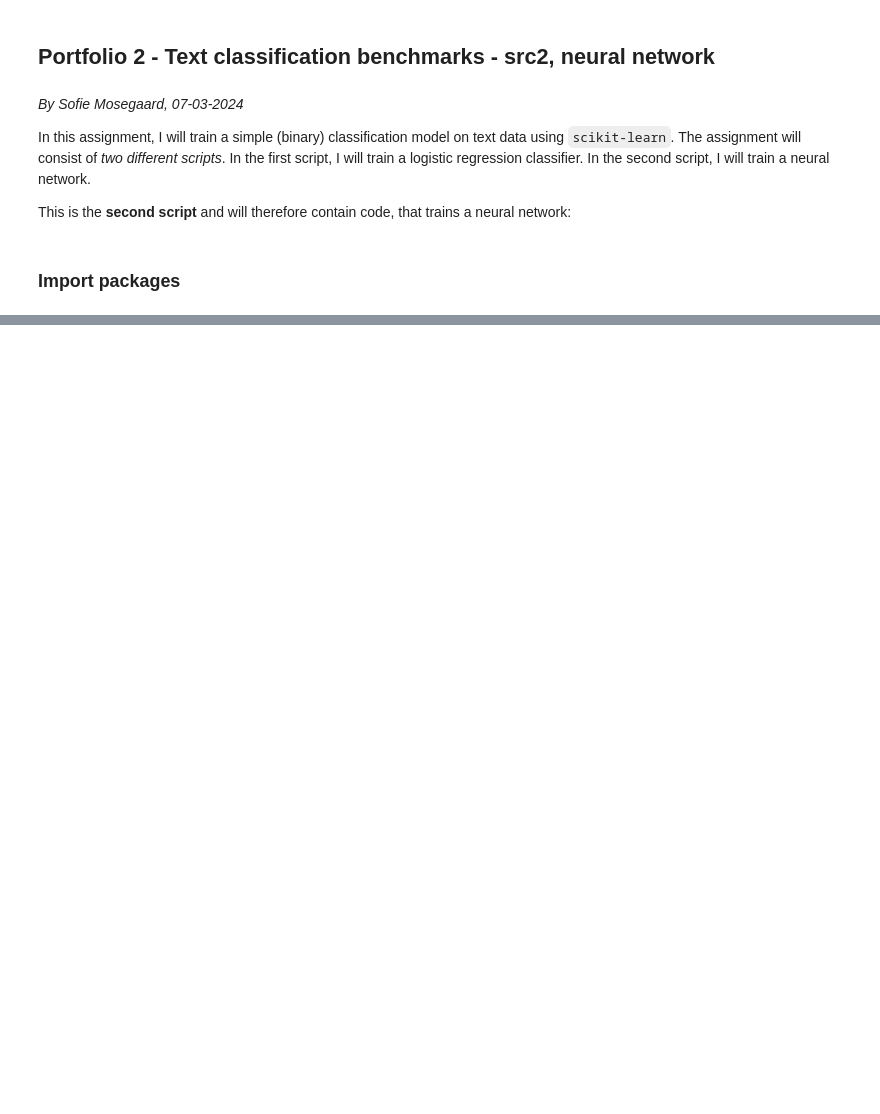
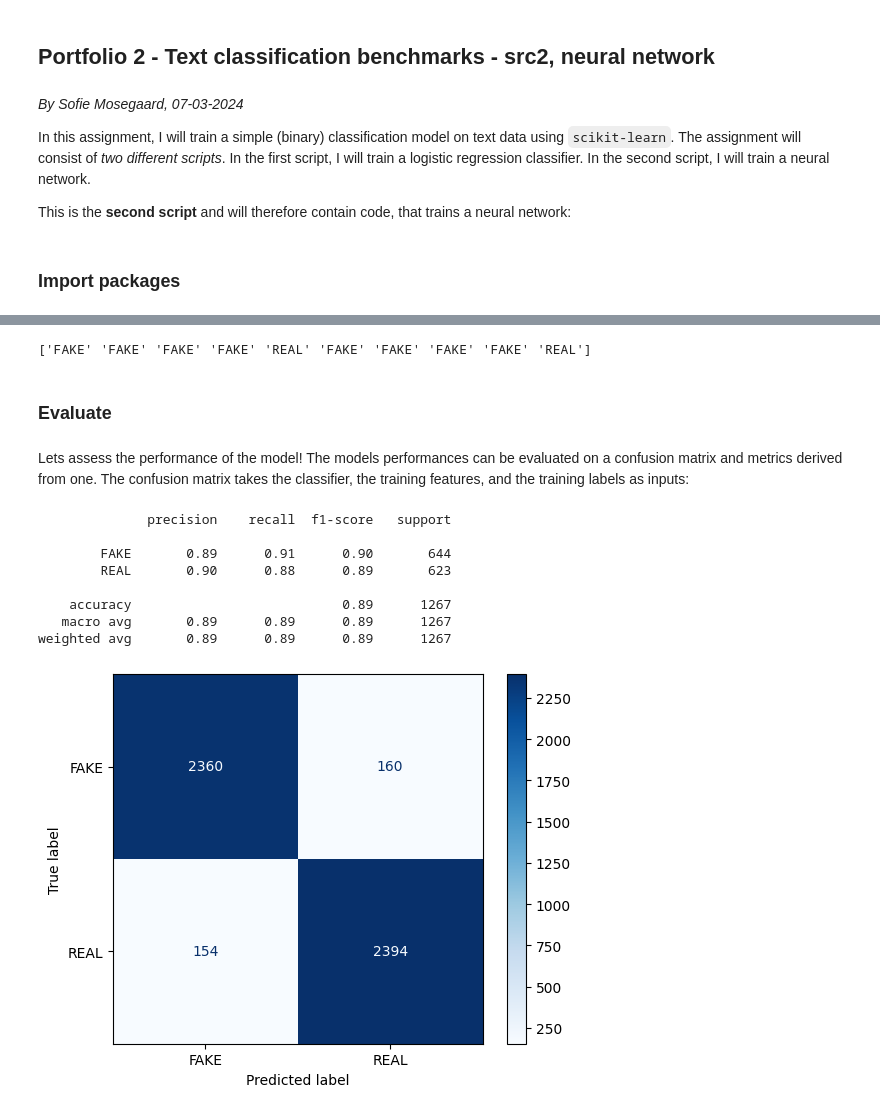
Before and after one commit to SMosegaard/cds-lang, a Jupyter notebook: assignments/assignment-2/src/assignment2_src2.ipynb, the cells around one changed output, grey strips where cells are left out. Cells and saved outputs as stored; diff of their text form; code cells hidden in the pictures; blank space fills up the shorter version.

```diff
--- a/assignments/assignment-2/src/assignment2_src2.ipynb
+++ b/assignments/assignment-2/src/assignment2_src2.ipynb
@@ -34,0 +51,5 @@ from joblib import dump, load
+# %%
+X_train, X_test, y_train, y_test = train_test_split(X,
+                                                    y,
+                                                    test_size = 0.2,
+                                                    random_state = 123)
@@ -34,0 +60,3 @@ from joblib import dump, load
+# %%
+X_train_features = sp.sparse.load_npz('../models/X_train_features_sparse_matrix.npz')
+X_test_features = sp.sparse.load_npz('../models/X_test_features_sparse_matrix.npz')
@@ -34,0 +69,39 @@ from joblib import dump, load
+# %%
+classifier = MLPClassifier(activation = "logistic",
+                           hidden_layer_sizes = (20,),
+                           max_iter = 1000,
+                           random_state = 123)
+
+# Fit the classifier to the training data
+NN_classifier = classifier.fit(X_train_features, y_train)
+# %%
+# Predicting labels for new, unseen data using the trained classifier
+y_pred = NN_classifier.predict(X_test_features)
+
+# Printing the predicted labels for the first 10 samples
+print(y_pred[:10])
+# %% [output]
+['FAKE' 'FAKE' 'FAKE' 'FAKE' 'REAL' 'FAKE' 'FAKE' 'FAKE' 'FAKE' 'REAL']
+# %% [markdown]
+### Evaluate
+# %% [markdown]
+Lets assess the performance of the model! The models performances can be evaluated on a confusion matrix and metrics derived from one. The confusion matrix takes the classifier, the training features, and the training labels as inputs:
+# %%
+metrics.ConfusionMatrixDisplay.from_estimator(NN_classifier,
+                                            X_train_features,
+                                            y_train,
+                                            cmap = plt.cm.Blues,
+                                            labels = ["FAKE", "REAL"])
+
+classifier_metrics = metrics.classification_report(y_test, y_pred)
+print(classifier_metrics)
+# %% [output]
+              precision    recall  f1-score   support
+
+        FAKE       0.89      0.91      0.90       644
+        REAL       0.90      0.88      0.89       623
+
+    accuracy                           0.89      1267
+   macro avg       0.89      0.89      0.89      1267
+weighted avg       0.89      0.89      0.89      1267
+[figure, added]
```
Also changed, not shown: parts of 15 cells of this notebook, 2 other files.
